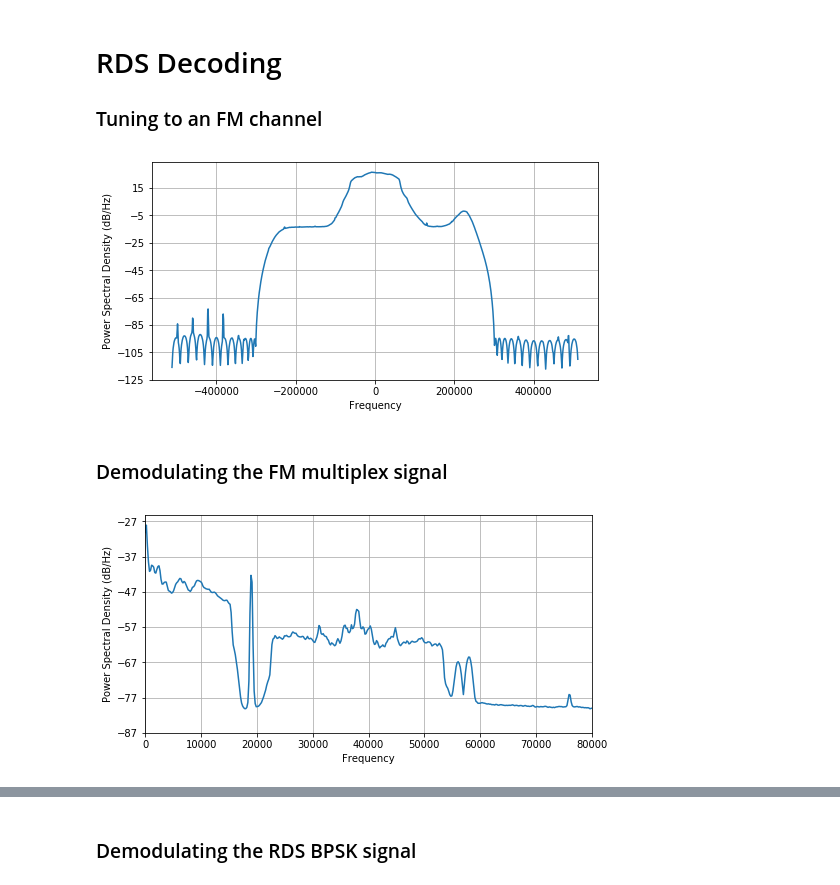
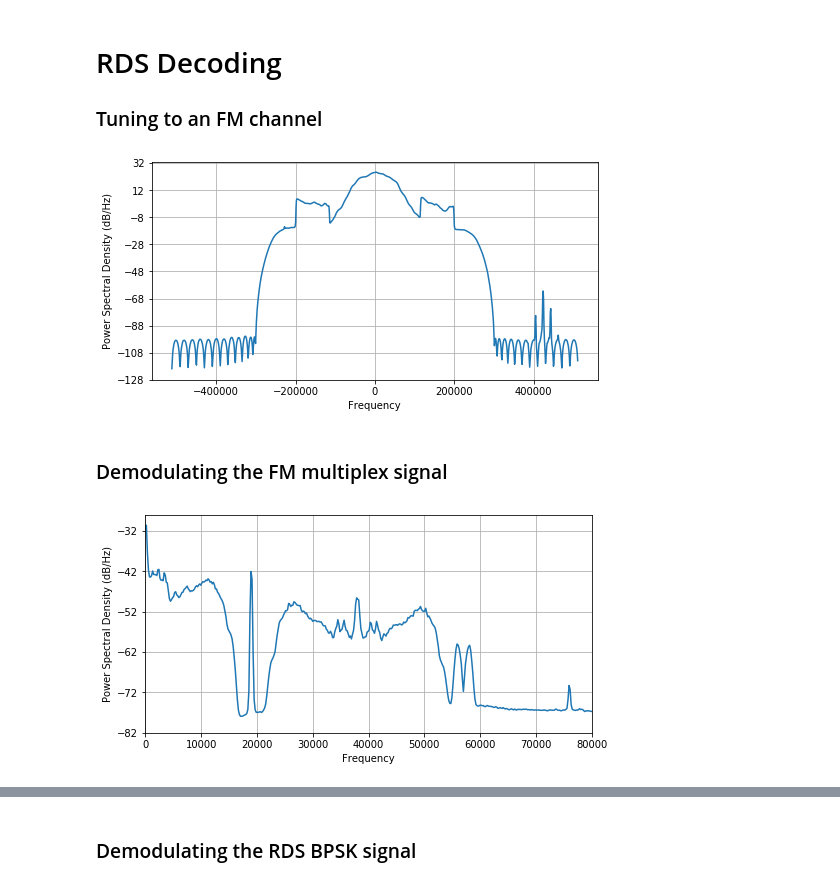
Before and after one commit to Max-Manning/RDS_decode, a Jupyter notebook: RDS_DECODE.ipynb, the cells around one changed output, grey strips where cells are left out. Cells and saved outputs as stored; diff of their text form; code cells hidden in the pictures.

```diff
--- a/RDS_DECODE.ipynb
+++ b/RDS_DECODE.ipynb
@@ -13,11 +17,13 @@ from matplotlib import gridspec
 ### Tuning to an FM channel
 # %%
 # FM station recorded using SDRsharp
-fs, data = wavfile.read('FM_105000000Hz_IQ.wav', mmap=True)
+fs, data = wavfile.read('/home/naste/Radio_Projects/RDS_decode/SDRSharp_20190730_021902Z_101000000Hz_IQ.wav', mmap=True)
 wo = 2*np.pi*100000/fs
+#wo = 2*np.pi*0/fs
 
 # Complex IQ representation of the data
 IQ = data[:,0] + 1j*data[:,1]
+IQ = IQ[0:25000000]
 
 # low pass filter for the FM channel bandwidth
 channelFilt = signal.remez(50, [0, 200000, 300000, fs/2], [1,0], fs=fs)
@@ -31,24 +37,26 @@ plt.figure(figsize= (8,4))
 plt.psd(IQ, Fs=fs, NFFT = 1024)
 plt.show()
 # %% [output]
-[figure, old version]
+[figure, new version]
 # %% [markdown]
 ### Demodulating the FM multiplex signal
 # %%
 # Decimate to reduce the sample rate from 1.024 Msps to 192 ksps
 fsM = 192000
 IQ = signal.resample_poly(IQ, 3, 16)
 
 # FM demodulation
-MPX_FM = np.angle([x[0]*np.conj(x[1]) for x in zip(IQ[1:], IQ[:-1])])
+x0 = IQ[1:]
+x1 = IQ[:-1]
+MPX_FM = np.angle(x0*np.conj(x1))
 
 # Plot the multiplex spectrum of the FM channel
 plt.figure(figsize= (8,4))
 plt.psd(MPX_FM, Fs=fsM, NFFT=1024)
 plt.xlim([0, 80000])
 plt.show()
 # %% [output]
-[figure, old version]
+[figure, new version]
 # %%
 # filter out the audio signals
 wo = 2*np.pi*57000/fsM  # RDS subcarrier frequency
```
Also changed, not shown: parts of 12 cells of this notebook.
